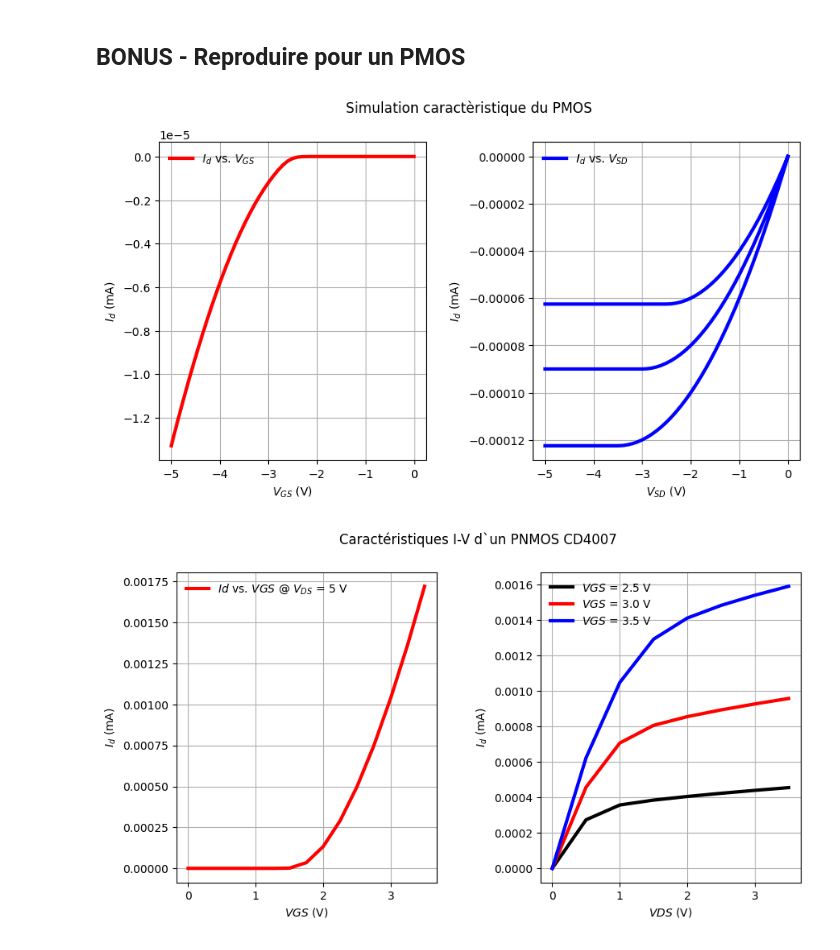
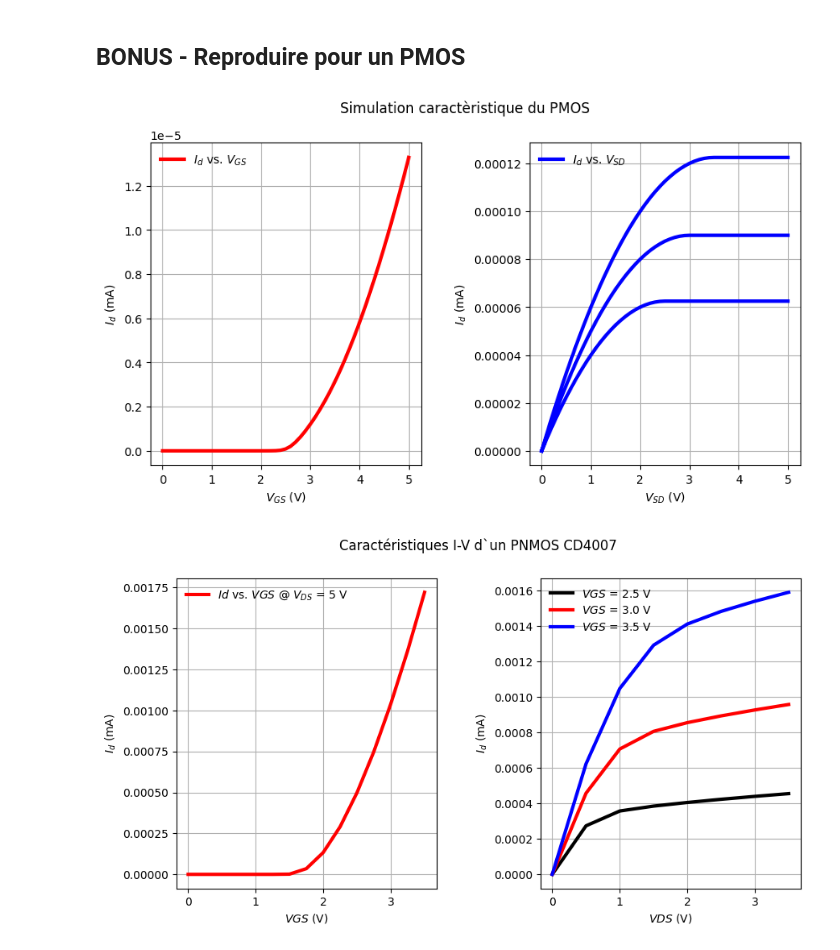
Before and after one commit to Darkzveller/EI-3_TP_conception_micro_electronique, a Jupyter notebook: Sujet_TP_YEK/TP_composants_et_circuits_microélectroniques_2026.ipynb, the cells around one changed output. Saved outputs shown, nothing was run; the diff lists cells and outputs as text; code cells hidden in the pictures.

```diff
--- a/Sujet_TP_YEK/TP_composants_et_circuits_microélectroniques_2026.ipynb
+++ b/Sujet_TP_YEK/TP_composants_et_circuits_microélectroniques_2026.ipynb
@@ -655,36 +635,36 @@ On observe egalement une différence sur la courbe Id vs Vds, en zone de saturat
 #              label=f"$V_{{GS}} = {vgs_valeurs[i]}V$")
 
 # ax2.set_xlabel("$V_{DS}$ (V)")
 # ax2.set_ylabel("$I_d$ (mA)")
 # ax2.grid()
 # ax2.legend(frameon=False)
 
 # plt.subplots_adjust(wspace=0.4, hspace=0.5)
 # plt.show()
 
 
 
 #exporter vos simulations en .txt et tracer les en subplot dans cette cellule
 a = pd.read_csv(path+'\\Simulation\\Simu_C_bonus\\Simu_C_bonus_cas_1.txt',  delimiter = "\t")
 b = pd.read_csv(path+'\\Simulation\\Simu_C_bonus\\Simu_C_bonus_cas_2.txt',  delimiter = "\t")
 # print(a)
 # PMOS
 fig, (ax1, ax2) = plt.subplots(1, 2, figsize=(10,5))
 fig.suptitle('Simulation caractèristique du PMOS')
-ax1.plot(a["V(vgs)"], a["Id(M1)"],  lw=3,label = "$I_d$ vs. $V_{GS}$", color="red")
+ax1.plot(abs(a["V(vgs)"]), abs(a["Id(M1)"]),  lw=3,label = "$I_d$ vs. $V_{GS}$", color="red")
 ax1.set_xlabel("$V_{GS}$ (V)")
 ax1.set_ylabel("$I_d$ (mA)")
 ax1.grid()
 ax1.legend(frameon=False)
-ax2.plot((b["V(vsd)"]-5), (b["Id(M1)"]),  lw=3,label = "$I_d$ vs. $V_{SD}$", color="blue")
+ax2.plot(abs(b["V(vsd)"]-5), abs(b["Id(M1)"]),  lw=3,label = "$I_d$ vs. $V_{SD}$", color="blue")
 ax2.set_xlabel("$V_{SD}$ (V)")
 ax2.set_ylabel("$I_d$ (mA)")
 ax2.grid()
 ax2.legend(frameon=False)
 plt.subplots_adjust(wspace=0.4, hspace=0.5)
 plt.show()
 # %% [output]
-[figure, old version]
+[figure, new version]
 # %%
 IdVg = pd.read_csv(path+'\\Codes_dacquisition\\IV_Characteristic\\Pmos\\IdVg\\IdVg_0.csv')
 IdVd = pd.read_csv(path+'\\Codes_dacquisition\\IV_Characteristic\\Pmos\\IdVd\\IdVd_0.csv')
```
Also changed, not shown: parts of 5 cells of this notebook, 5 other files.
